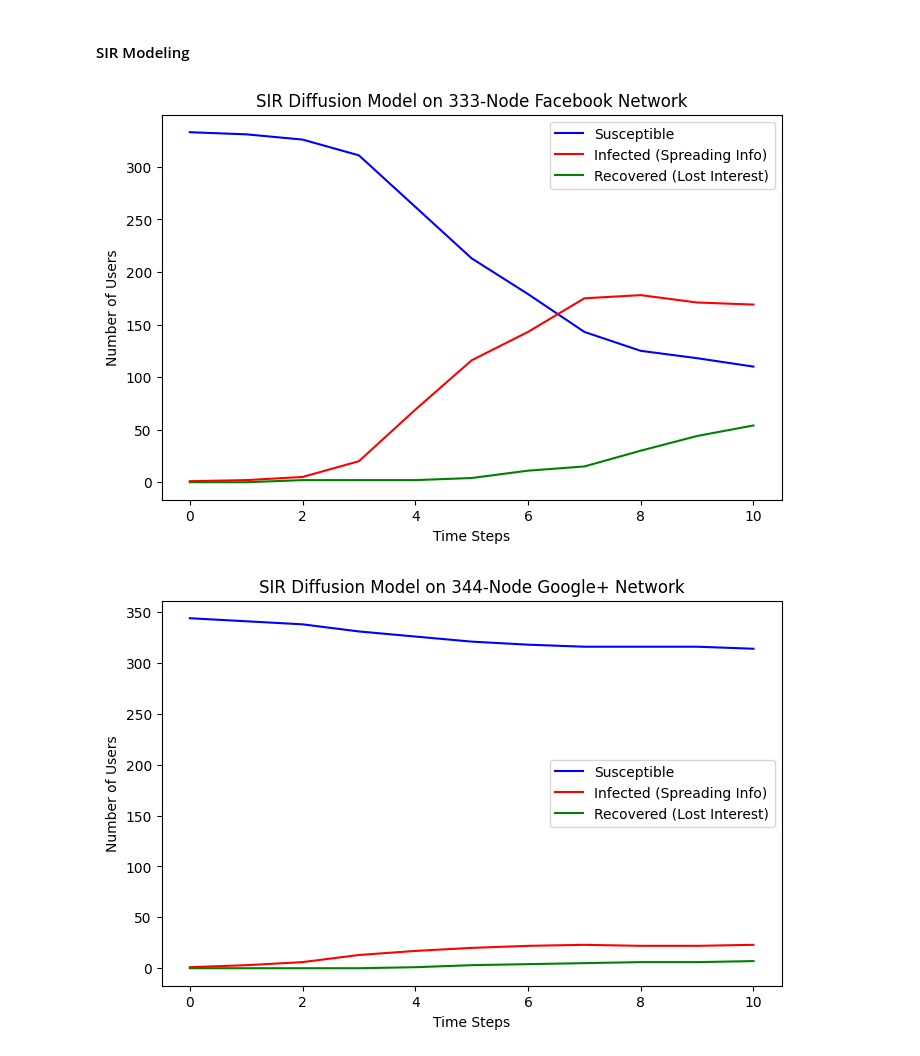
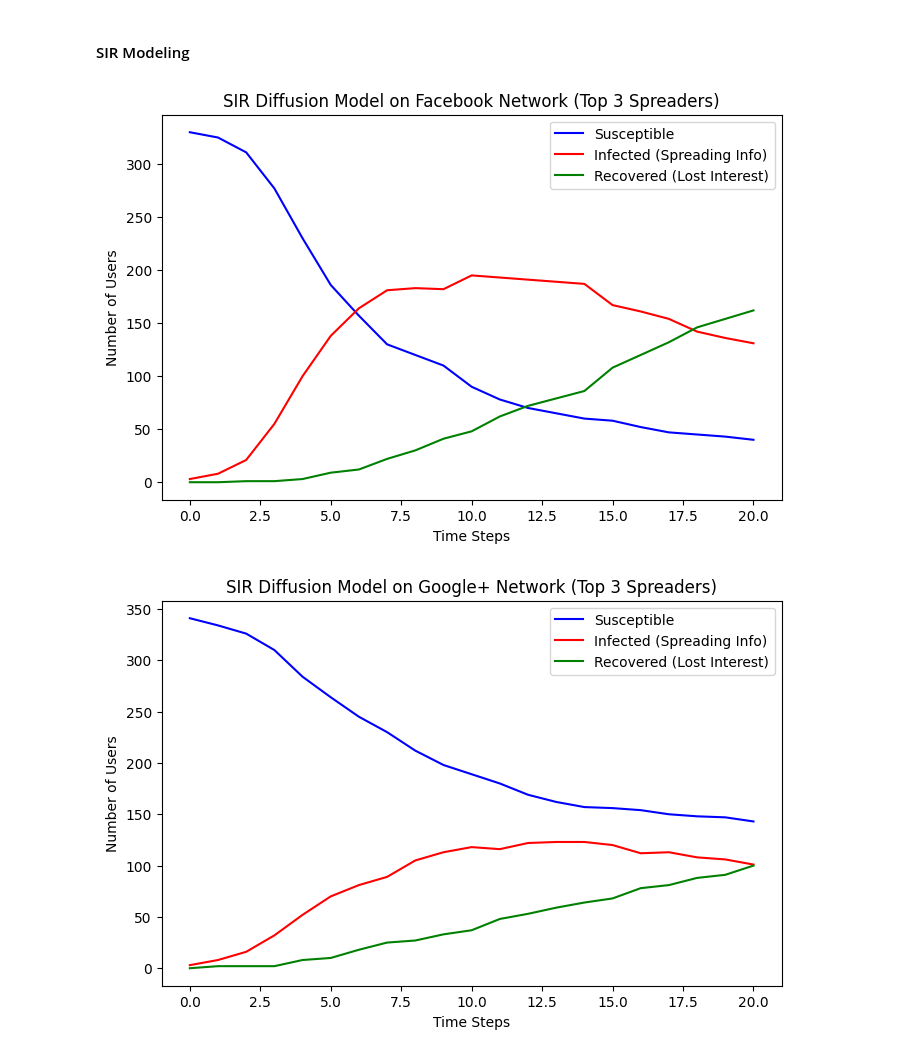
Before and after one commit to CWL9956/Math-168-Project-5, a Jupyter notebook: project.ipynb, the cells around one changed output. Cells and saved outputs as stored; diff of their text form; code cells hidden in the pictures.

```diff
--- a/project.ipynb
+++ b/project.ipynb
@@ -285,6 +218,0 @@ def undirected_SIR(G, beta=0.1, gamma=0.05, initial_spreader=None, tmax=10):
-# %%
-undirected_SIR(G_fb)  # Facebook!!
-directed_SIR(G_gplus)  # Google+!!
-# %% [output]
-[figure, removed]
-[figure, removed]
@@ -291,3 +346,9 @@ directed_SIR(G_gplus)  # Google+!!
+# %%
+undirected_SIR(G_fb, top_n=3, tmax=20)  # Facebook!!
+directed_SIR(G_gplus, top_n=3, tmax = 20)  # Google+!!
+# %% [output]
+[figure, added]
+[figure, added]
 # %%
 # THIS CODE IS NOT BEING USED CURRENTLY. It essentially picks subgraphs of equal size from G+ & Facebook. But I chose to pick from the Ego-Networks already given by the dataset.
 
```
Also changed, not shown: parts of 6 cells of this notebook, 2 other files.
